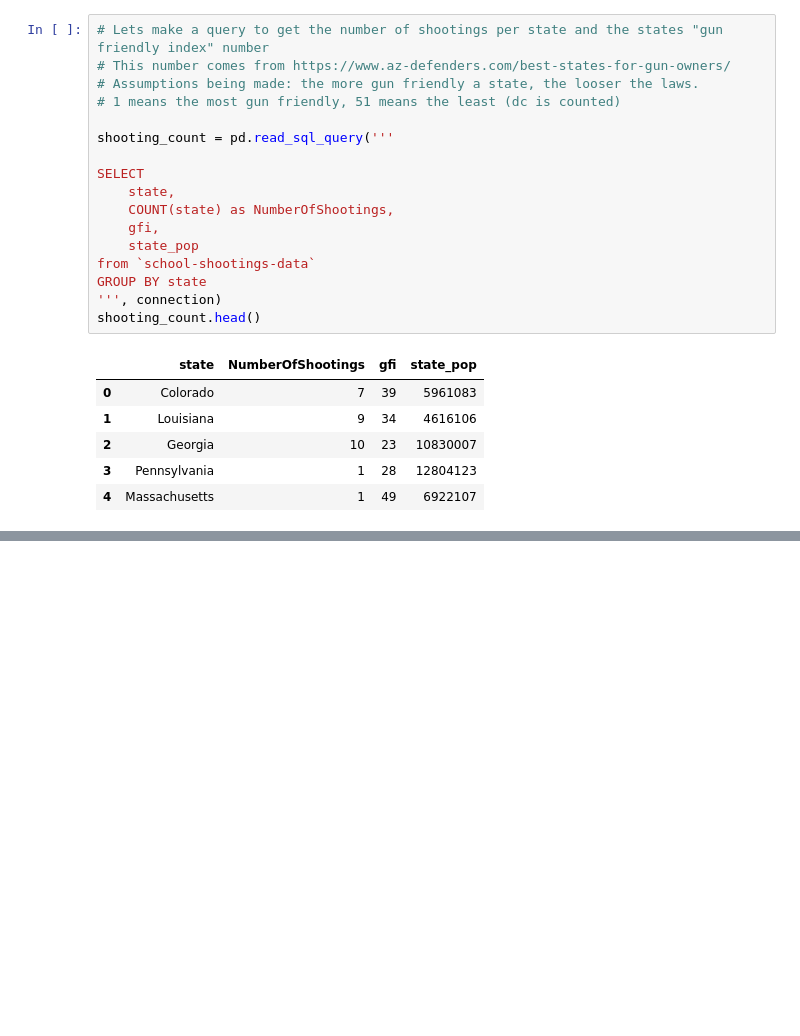
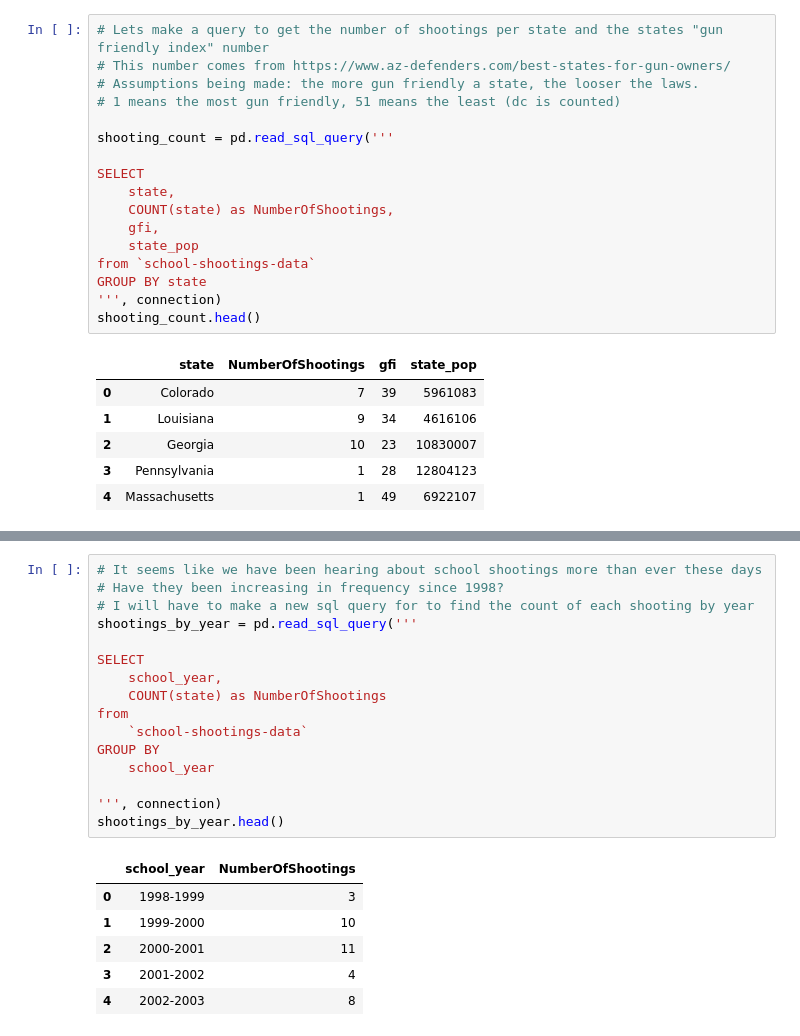
Before and after one commit to TheDataSloth/SchoolShootingStudy, a Jupyter notebook: Shootings.ipynb, the cells around one changed output, grey strips where cells are left out. Drawn from its saved outputs; the diff is of its cells as text; blank space fills up the shorter version.

Commit message:
Added a query to see the amount of shootings per school year

```diff
--- a/Shootings.ipynb
+++ b/Shootings.ipynb
@@ -122,3 +123,26 @@ state_pop_shootings.update_traces(textposition='top center')
 state_pop_shootings.show()
 # %% [output]
 [interactive output not drawn]
+# %%
+# It seems like we have been hearing about school shootings more than ever these days
+# Have they been increasing in frequency since 1998?
+# I will have to make a new sql query for to find the count of each shooting by year
+shootings_by_year = pd.read_sql_query('''
+
+SELECT
+    school_year,
+    COUNT(state) as NumberOfShootings
+from
+    `school-shootings-data`
+GROUP BY
+    school_year
+
+''', connection)
+shootings_by_year.head()
+# %% [output]
+|  | school_year | NumberOfShootings |
+| 0 | 1998-1999 | 3 |
+| 1 | 1999-2000 | 10 |
+| 2 | 2000-2001 | 11 |
+| 3 | 2001-2002 | 4 |
+| 4 | 2002-2003 | 8 |
```
Also changed, not shown: parts of 2 cells of this notebook.
